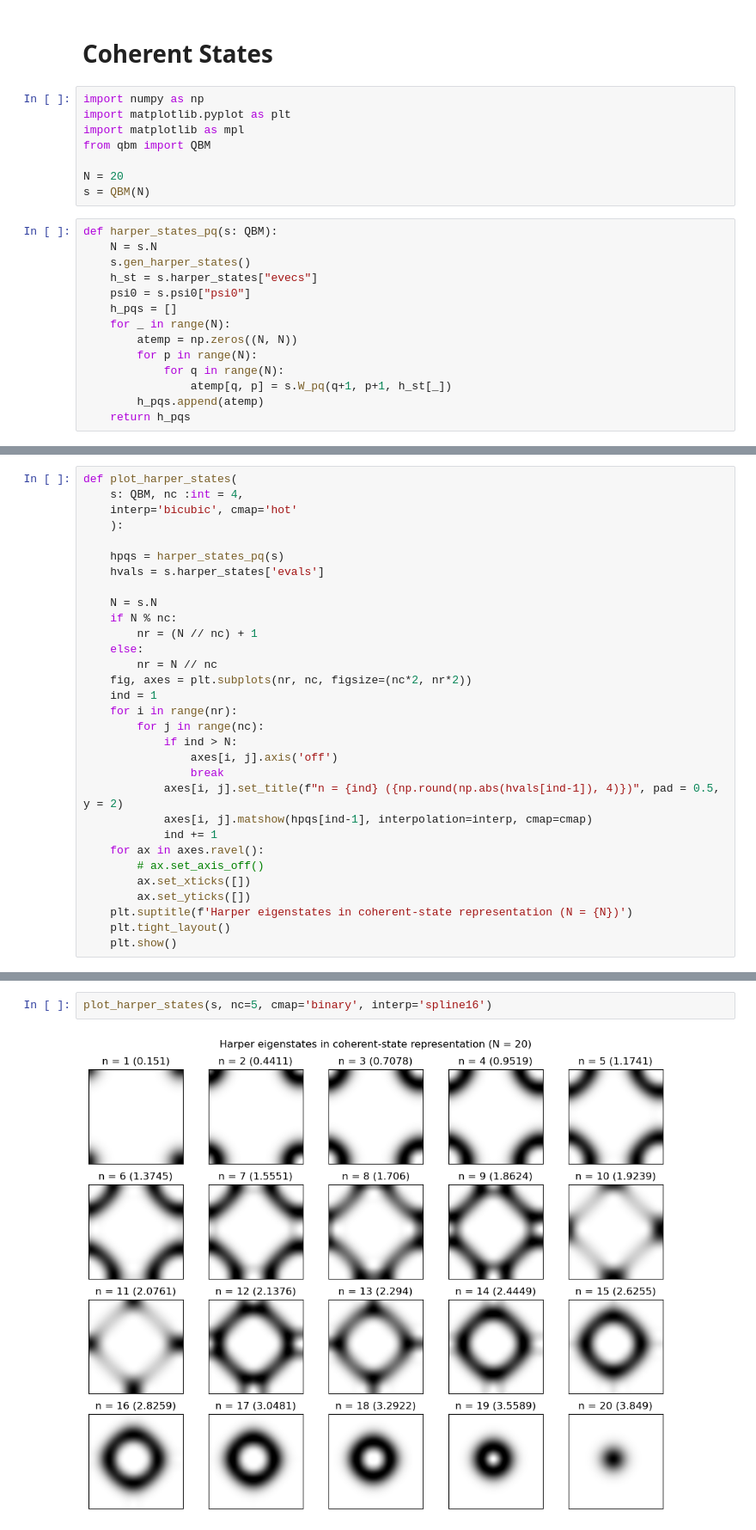
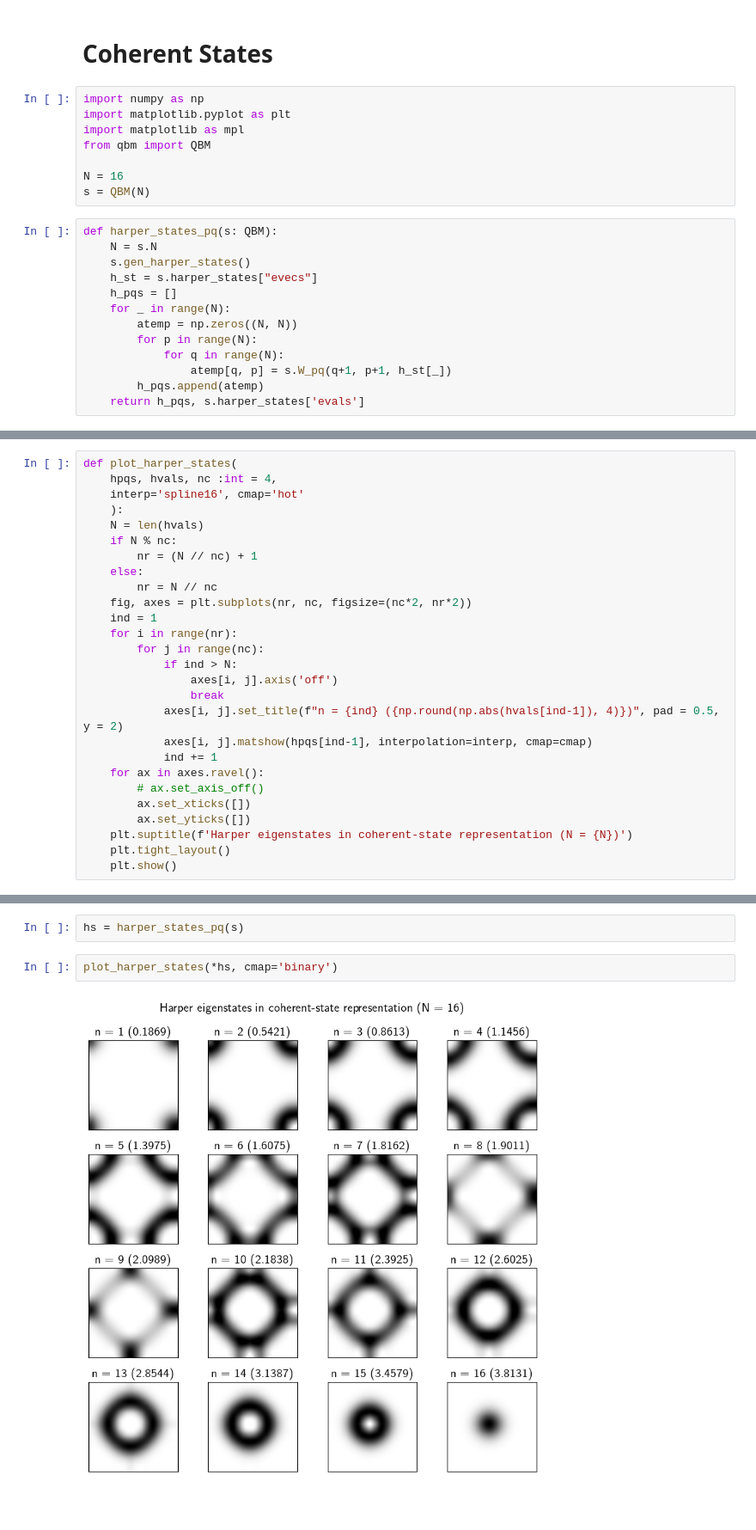
Before and after one commit to IBArbitrary/qbm, a Jupyter notebook: qbm-nb.ipynb, the cells around one changed output, grey strips where cells are left out. Shown: that part at 86% size. Cells and saved outputs as stored; diff of their text form; blank space fills up the shorter version.

```diff
--- a/qbm-nb.ipynb
+++ b/qbm-nb.ipynb
@@ -40,14 +40,13 @@ import matplotlib.pyplot as plt
 import matplotlib as mpl
 from qbm import QBM
 
-N = 20
+N = 16
 s = QBM(N)
 # %%
 def harper_states_pq(s: QBM):
     N = s.N
     s.gen_harper_states()
     h_st = s.harper_states["evecs"]
-    psi0 = s.psi0["psi0"]
     h_pqs = []
     for _ in range(N):
         atemp = np.zeros((N, N))
@@ -55,4 +54,4 @@ def harper_states_pq(s: QBM):
             for q in range(N):
                 atemp[q, p] = s.W_pq(q+1, p+1, h_st[_])
         h_pqs.append(atemp)
-    return h_pqs
+    return h_pqs, s.harper_states['evals']
@@ -59,13 +71,9 @@ def harper_states_pq(s: QBM):
 # %%
 def plot_harper_states(
-    s: QBM, nc :int = 4,
-    interp='bicubic', cmap='hot'
+    hpqs, hvals, nc :int = 4,
+    interp='spline16', cmap='hot'
     ):
-
-    hpqs = harper_states_pq(s)
-    hvals = s.harper_states['evals']
-
-    N = s.N
+    N = len(hvals)
     if N % nc:
         nr = (N // nc) + 1
     else:
@@ -90,4 +125,6 @@ def plot_harper_states(
+# %%
+hs = harper_states_pq(s)
 # %%
-plot_harper_states(s, nc=5, cmap='binary', interp='spline16')
+plot_harper_states(*hs, cmap='binary')
 # %% [output]
-[figure, old version]
+[figure, new version]
```
Also changed, not shown: parts of 5 cells of this notebook, 3 other files.
